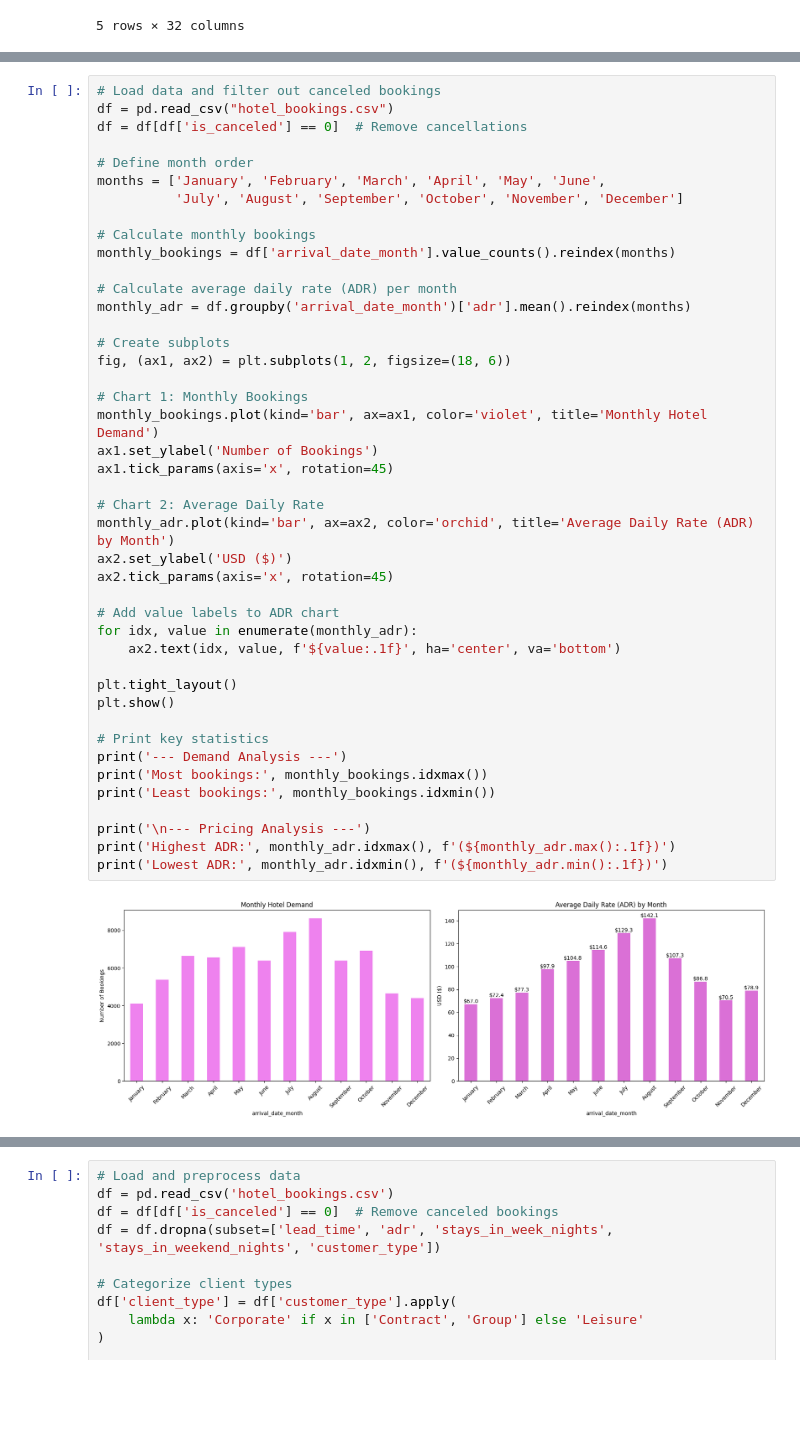
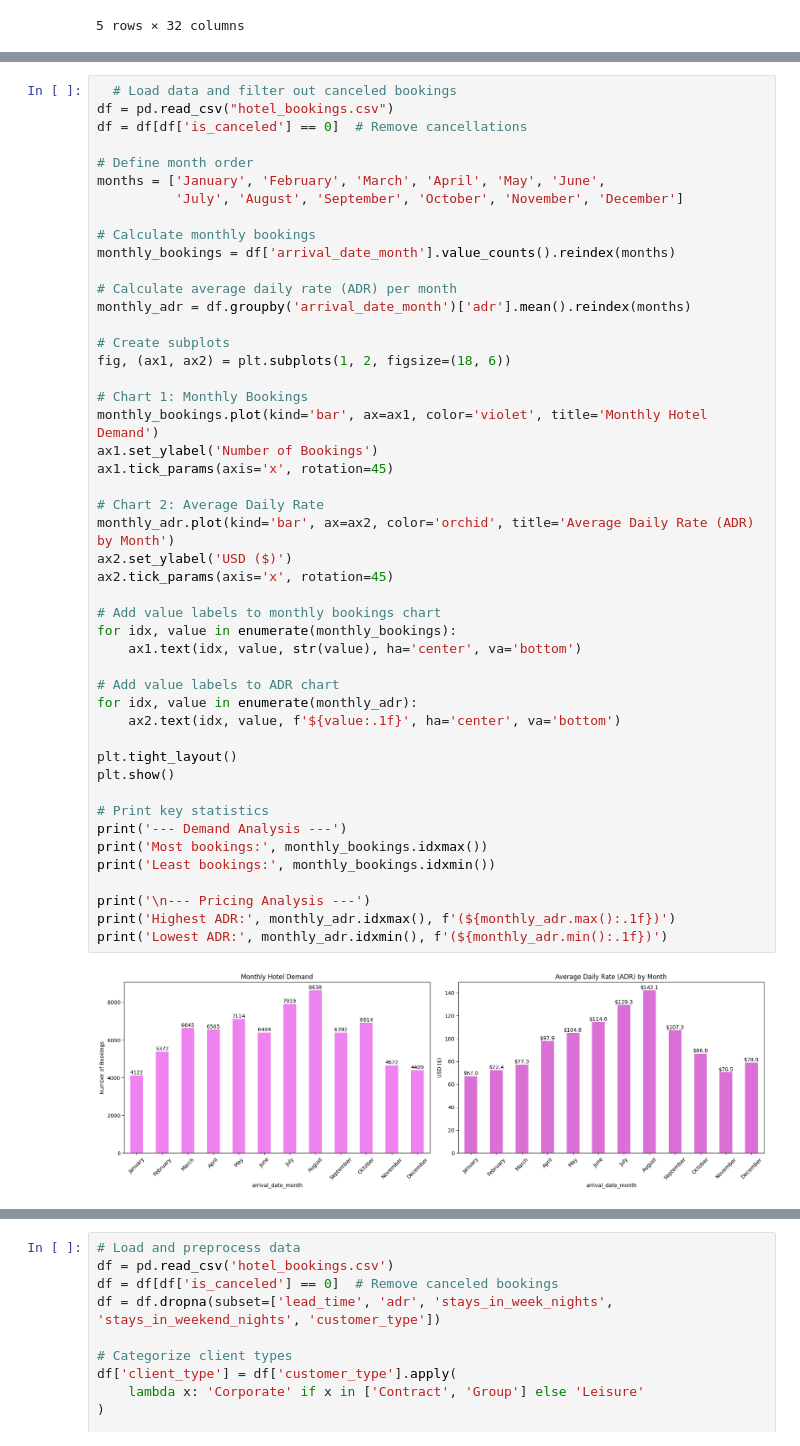
Before and after one commit to qBepsy/dataproject, a Jupyter notebook: data/project-hotel.ipynb, the cells around one changed output, grey strips where cells are left out. Drawn from its saved outputs; the diff is of its cells as text; blank space fills up the shorter version.

```diff
--- a/data/project-hotel.ipynb
+++ b/data/project-hotel.ipynb
@@ -27,5 +36,5 @@ df.tail()
 # %%
-# Load data and filter out canceled bookings
+  # Load data and filter out canceled bookings
 df = pd.read_csv("hotel_bookings.csv")
 df = df[df['is_canceled'] == 0]  # Remove cancellations
 
@@ -41,34 +50,38 @@ monthly_adr = df.groupby('arrival_date_month')['adr'].mean().reindex(months)
 
 # Create subplots
 fig, (ax1, ax2) = plt.subplots(1, 2, figsize=(18, 6))
 
 # Chart 1: Monthly Bookings
 monthly_bookings.plot(kind='bar', ax=ax1, color='violet', title='Monthly Hotel Demand')
 ax1.set_ylabel('Number of Bookings')
 ax1.tick_params(axis='x', rotation=45)
 
 # Chart 2: Average Daily Rate
 monthly_adr.plot(kind='bar', ax=ax2, color='orchid', title='Average Daily Rate (ADR) by Month')
 ax2.set_ylabel('USD ($)')
 ax2.tick_params(axis='x', rotation=45)
 
+# Add value labels to monthly bookings chart
+for idx, value in enumerate(monthly_bookings):
+    ax1.text(idx, value, str(value), ha='center', va='bottom')
+
 # Add value labels to ADR chart
 for idx, value in enumerate(monthly_adr):
     ax2.text(idx, value, f'${value:.1f}', ha='center', va='bottom')
 
 plt.tight_layout()
 plt.show()
 
 # Print key statistics
 print('--- Demand Analysis ---')
 print('Most bookings:', monthly_bookings.idxmax())
 print('Least bookings:', monthly_bookings.idxmin())
 
 print('\n--- Pricing Analysis ---')
 print('Highest ADR:', monthly_adr.idxmax(), f'(${monthly_adr.max():.1f})')
 print('Lowest ADR:', monthly_adr.idxmin(), f'(${monthly_adr.min():.1f})')
 # %% [output]
-[figure, old version]
+[figure, new version]
 --- Demand Analysis ---
 Most bookings: August
 Least bookings: January
```
Also changed, not shown: parts of 2 cells of this notebook.
